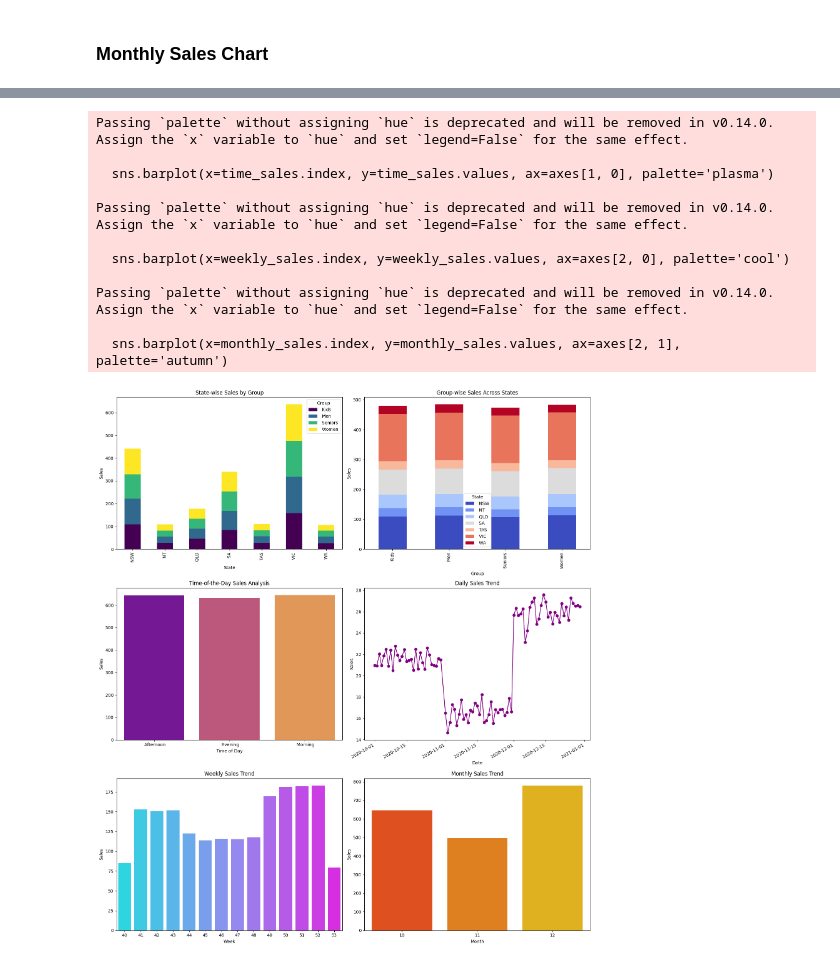
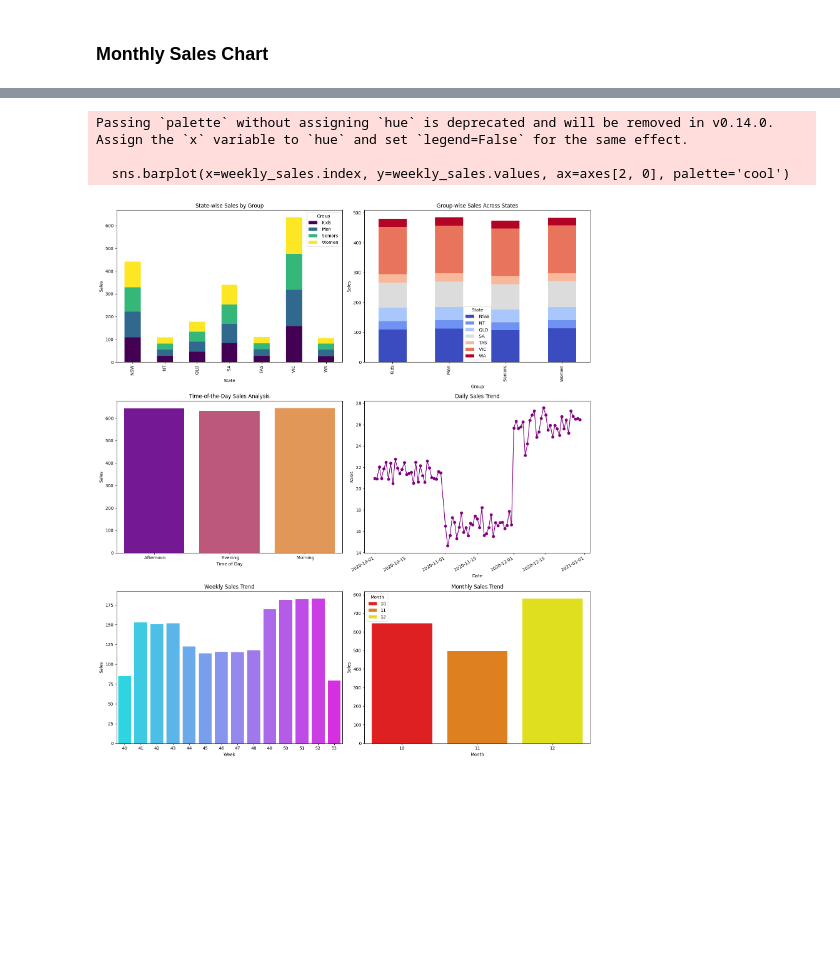
Before and after one commit to madhan96p/Sales_Analysis, a Jupyter notebook: Sales/Sales.ipynb, the cells around one changed output, grey strips where cells are left out. Cells and saved outputs as stored; diff of their text form; code cells hidden in the pictures; blank space fills up the shorter version.

```diff
--- a/Sales/Sales.ipynb
+++ b/Sales/Sales.ipynb
@@ -373,41 +406,33 @@ axes[0, 1].set_xlabel('Group')
 axes[0, 1].set_ylabel('Sales')
 
 # Plot 3: Time-of-the-Day Sales Analysis
-sns.barplot(x=time_sales.index, y=time_sales.values, ax=axes[1, 0], palette='plasma')
+sns.barplot(x=time_sales.index, y=time_sales.values, ax=axes[1, 0], hue=time_sales.index, palette='plasma')
 axes[1, 0].set_title('Time-of-the-Day Sales Analysis')
 axes[1, 0].set_xlabel('Time of Day')
 axes[1, 0].set_ylabel('Sales')
 
 # Plot 4: Daily Sales Trend
 daily_sales.plot(kind='line', marker='o', ax=axes[1, 1], color='purple')
 axes[1, 1].set_title('Daily Sales Trend')
 axes[1, 1].set_xlabel('Date')
 axes[1, 1].set_ylabel('Sales')
 
 # Plot 5: Weekly Sales Trend
 sns.barplot(x=weekly_sales.index, y=weekly_sales.values, ax=axes[2, 0], palette='cool')
 axes[2, 0].set_title('Weekly Sales Trend')
 axes[2, 0].set_xlabel('Week')
 axes[2, 0].set_ylabel('Sales')
 
 # Plot 6: Monthly Sales Trend
-sns.barplot(x=monthly_sales.index, y=monthly_sales.values, ax=axes[2, 1], palette='autumn')
+sns.barplot(x=monthly_sales.index, y=monthly_sales.values, ax=axes[2, 1], hue=monthly_sales.index, palette='autumn')
 axes[2, 1].set_title('Monthly Sales Trend')
 axes[2, 1].set_xlabel('Month')
 axes[2, 1].set_ylabel('Sales')
 
 plt.tight_layout()
 plt.show()
 # %% [output]
-Passing `palette` without assigning `hue` is deprecated and will be removed in v0.14.0. Assign the `x` variable to `hue` and set `legend=False` for the same effect.
-
-  sns.barplot(x=time_sales.index, y=time_sales.values, ax=axes[1, 0], palette='plasma')
-
 Passing `palette` without assigning `hue` is deprecated and will be removed in v0.14.0. Assign the `x` variable to `hue` and set `legend=False` for the same effect.
 
   sns.barplot(x=weekly_sales.index, y=weekly_sales.values, ax=axes[2, 0], palette='cool')
-
-Passing `palette` without assigning `hue` is deprecated and will be removed in v0.14.0. Assign the `x` variable to `hue` and set `legend=False` for the same effect.
-
-  sns.barplot(x=monthly_sales.index, y=monthly_sales.values, ax=axes[2, 1], palette='autumn')
-[figure, old version]
+[figure, new version]
```
Also changed, not shown: parts of 5 cells of this notebook, 1 other file.
